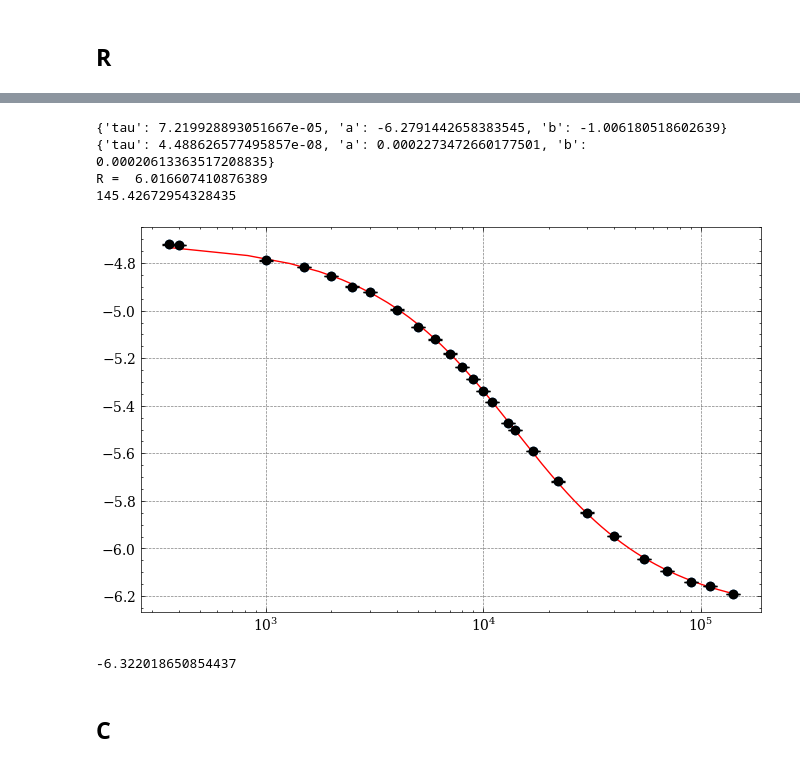
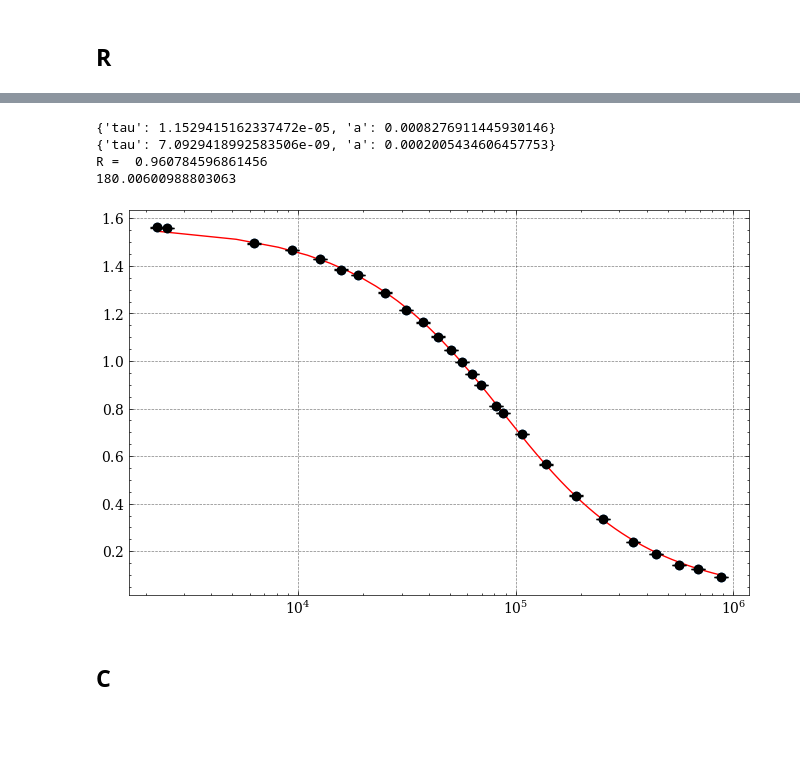
Before and after one commit to Yedi278/Lab2, a Jupyter notebook: Circuiti_3/RC.ipynb, the cells around one changed output, grey strips where cells are left out. Drawn from its saved outputs; the diff is of its cells as text; code cells hidden in the pictures; blank space fills up the shorter version.

```diff
--- a/Circuiti_3/RC.ipynb
+++ b/Circuiti_3/RC.ipynb
@@ -21,8 +23,8 @@ def H_R(w,tau, a):
 def H_C(w,tau, a):
     return 1/np.sqrt(1+np.power(w*tau,2)) + a
 
-def fase_R(w,tau, a, b):
-    return np.pi/2 + b*np.arctan(w*tau) + a
+def fase_R(w,tau, a):
+    return np.arctan(1/(w*tau)) + a
 
-def fase_C(w,tau, a, b):
-    return b*np.arctan(w*tau) + a
+def fase_C(w,tau, a):
+    return -np.arctan(w*tau) + a
@@ -37,7 +51,6 @@ if 1:
 
         path = path_folder+str(i)+'/'
 
-        # V_SGN, V_MTH, dt_CH1, dt_MTH = analize(path, frequency=i, force=True, verbose=False)
         CH1,SGN,MTH, V_SGN, V_MTH, zero_CH1, zero_SGN, zero_MTH, m1, m2, m3, dt_CH1, dt_MTH = analize(path, i, force=True, prec=1e-8,verbose=True)
 
         # x=np.linspace(np.min(CH1[0]), np.max(CH1[0]), 100)
@@ -66,8 +79,8 @@ if 1:
 
     V_res = np.array(V_res)
     V_c = np.array(V_c)
-    fase_res = -np.array(fase_res)
-    fase_c = -np.array(fase_c)
+    fase_res = np.array(fase_res)
+    fase_c = np.array(fase_c)
     freqs = np.array(freqs)
 # %% [markdown]
 # Modulo
@@ -153,22 +261,18 @@ No artists with labels found to put in legend.  Note that artists whose label st
 # %%
-f = Fit(freqs[2:], fase_res[2:], fase_R, 0.0005, kwargs={'tau':12e-3, 'a':2*np.pi, 'b':-1})
+f = Fit(freqs[2:]*2*np.pi, -fase_res[2:]+ 2*np.pi, fase_R, 0.0005, kwargs={'tau':12e-9*1e3, 'a':0})
 f.fit()
 fig, ax = f.visualize()
 fig.set_size_inches(8,5)
 print(f.values)
 print(f.errors)
 print('R = ', f.values['tau']/12e-6)
 print(f.fval/f.ndof)
 plt.xscale('log')
 # %% [output]
-{'tau': 7.219928893051667e-05, 'a': -6.2791442658383545, 'b': -1.006180518602639}
-{'tau': 4.488626577495857e-08, 'a': 0.0002273472660177501, 'b': 0.00020613363517208835}
-R =  6.016607410876389
-145.42672954328435
+{'tau': 1.1529415162337472e-05, 'a': 0.0008276911445930146}
+{'tau': 7.0929418992583506e-09, 'a': 0.0002005434606457753}
+R =  0.960784596861456
+180.00600988803063
-[figure, old version]
+[figure, new version]
-# %%
-print(f.values['b']*2*np.pi)
-# %% [output]
--6.322018650854437
 # %% [markdown]
 ## C
```
Also changed, not shown: parts of 12 cells of this notebook, 1 other file.
